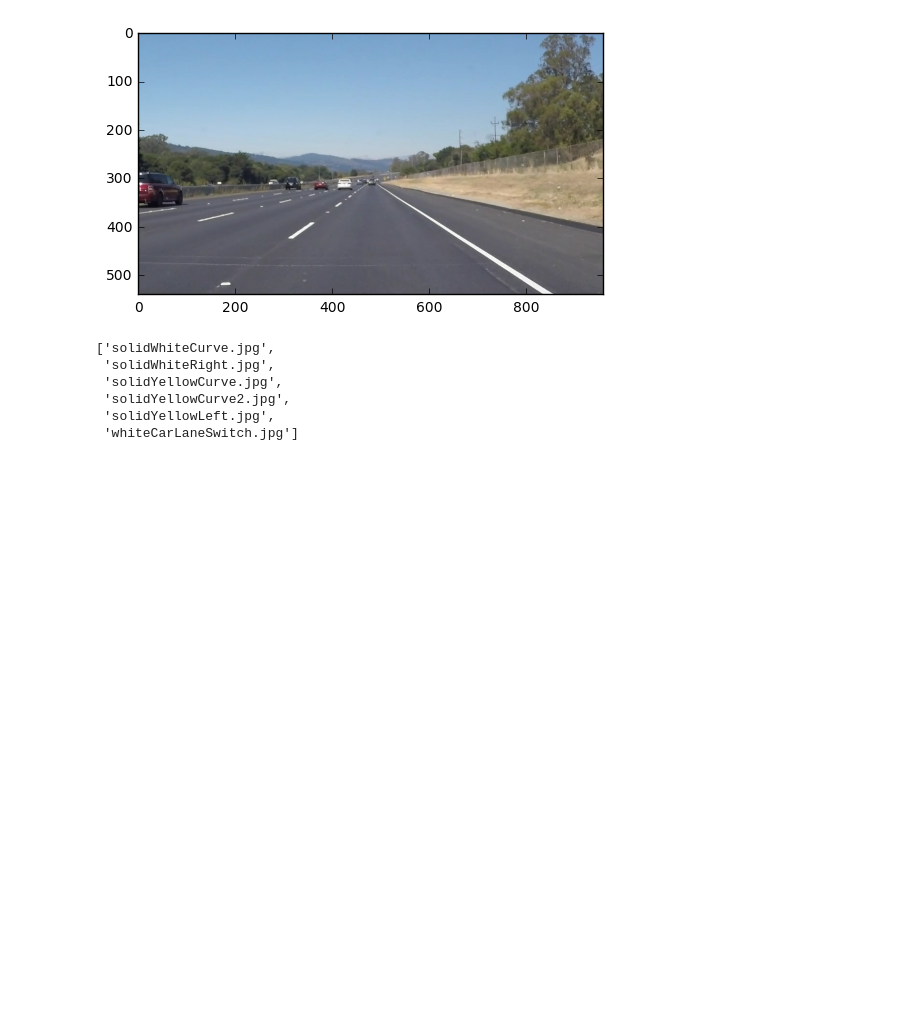
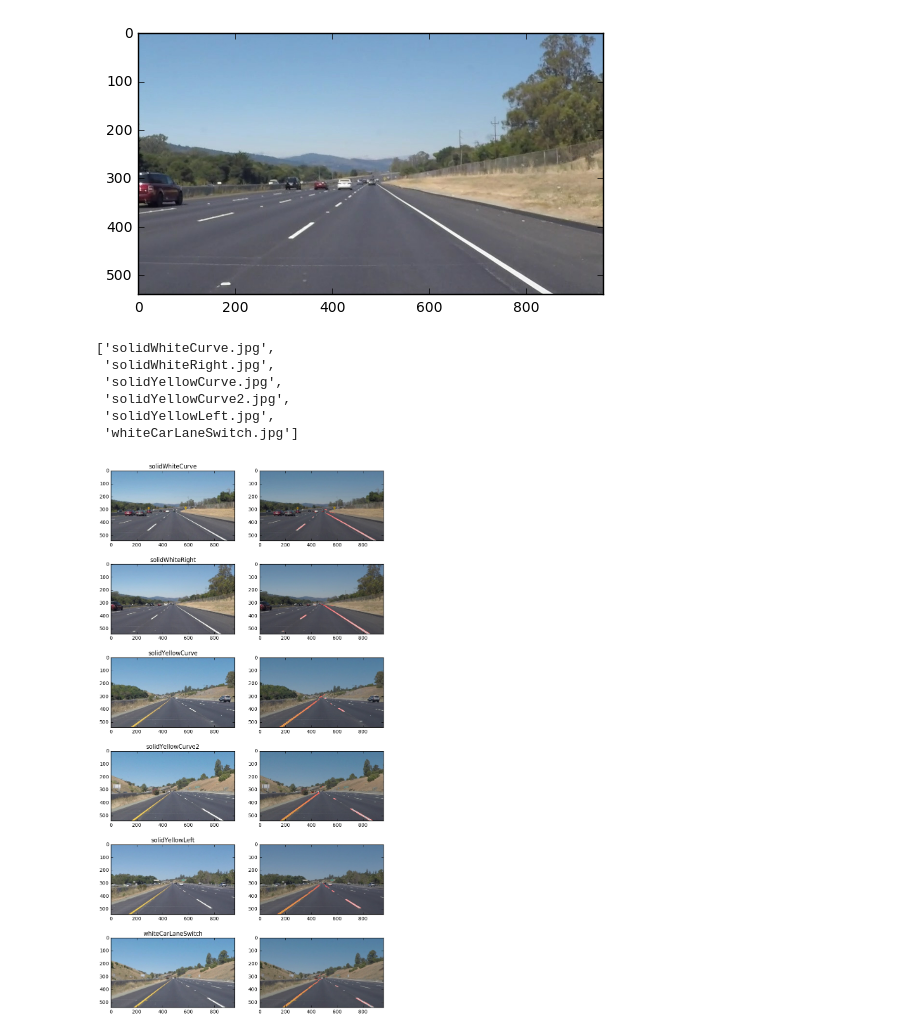
Before and after one commit to itoyjakra/Udacity_CarND, a Jupyter notebook: Term1/Project1/Lane_Detection.ipynb, the cells around one changed output. Cells and saved outputs as stored; diff of their text form; code cells hidden in the pictures; blank space fills up the shorter version.

```diff
--- a/Term1/Project1/Lane_Detection.ipynb
+++ b/Term1/Project1/Lane_Detection.ipynb
@@ -123,4 +150,37 @@ def process_image(image):
     # TODO: put your pipeline here,
     # you should return the final output (image with lines are drawn on lanes)
 
+    v, h, c = image.shape
+    vertices = np.array([[h/2, v/2], [0, v], [h, v]], 'int32')
+    #print (vertices)
+    result = grayscale(image)
+    #result = color_select(image, 100, 150, 100)
+    #return result
+
+
+    result = gaussian_blur(result, 15)
+    result = canny(result, 20, 100)
+    #return result
+
+    result = hough_lines(result, 1, math.pi/50, 3, 10, 5)
+    #return result
+
+
+    result = region_of_interest(result, [vertices])
+    #return result
+
+    result = weighted_img(result, image)
     return result
+# %%
+LookDir = ImageDir + "test_images/"
+n = len(os.listdir(LookDir))
+plt.figure(figsize=[10, 20])
+for i, image_file in enumerate(os.listdir(LookDir)):
+    image = mpimg.imread(LookDir + image_file)
+    plt.subplot(n, 2, i*2+1)
+    plt.imshow(image)
+    plt.title(str(image_file.split('.')[0]))
+    plt.subplot(n, 2, i*2+2)
+    plt.imshow(process_image(image), cmap='gray')
+# %% [output]
+[figure, added]
```
Also changed, not shown: parts of 7 cells of this notebook.
